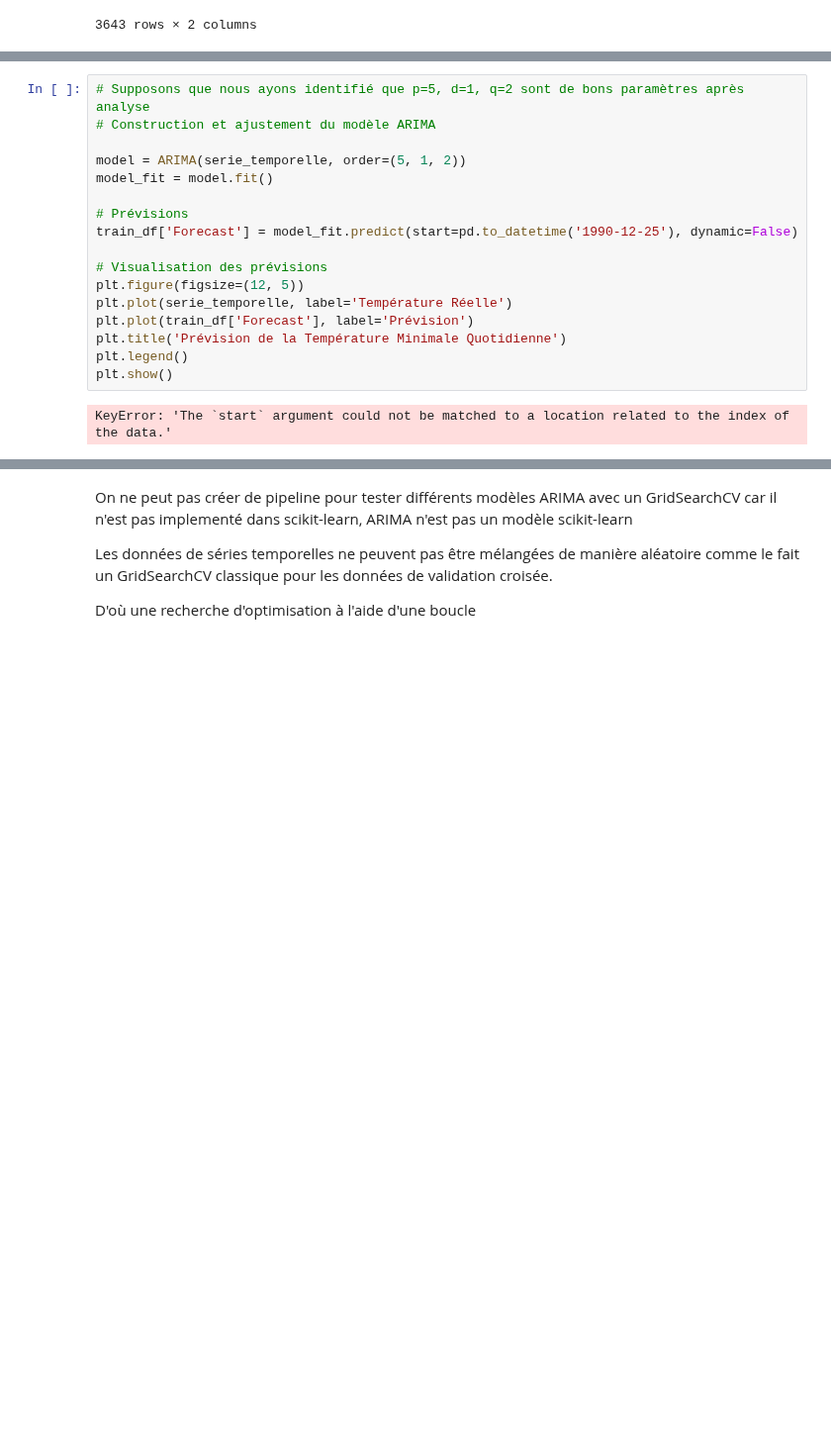
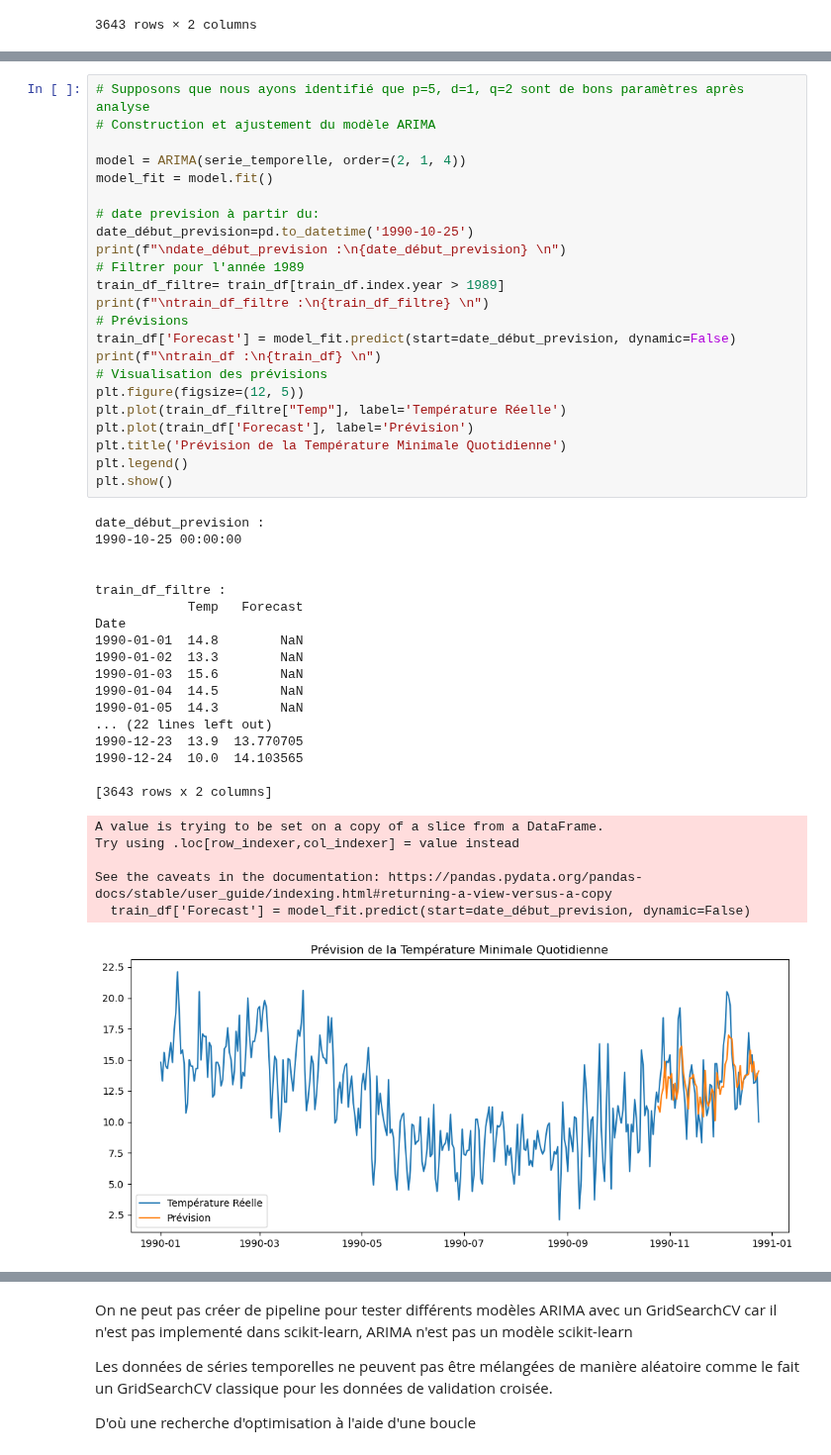
Before and after one commit to bigmoletos/WildCodeSchool_formation_IA_nov2023, a Jupyter notebook: quêtes/Semaine12/FD_time_serie_Intro_ARIMA.ipynb, the cells around one changed output, grey strips where cells are left out. Shown at 99% size. Cells and saved outputs as stored; diff of their text form; blank space fills up the shorter version.

Commit message:
end quete time serie avec estimateur

```diff
--- a/quêtes/Semaine12/FD_time_serie_Intro_ARIMA.ipynb
+++ b/quêtes/Semaine12/FD_time_serie_Intro_ARIMA.ipynb
@@ -289,19 +331,47 @@ train_df
 # %%
 # Supposons que nous ayons identifié que p=5, d=1, q=2 sont de bons paramètres après analyse
 # Construction et ajustement du modèle ARIMA
 
-model = ARIMA(serie_temporelle, order=(5, 1, 2))
+model = ARIMA(serie_temporelle, order=(2, 1, 4))
 model_fit = model.fit()
 
+# date prevision à partir du:
+date_début_prevision=pd.to_datetime('1990-10-25')
+print(f"\ndate_début_prevision :\n{date_début_prevision} \n")
+# Filtrer pour l'année 1989
+train_df_filtre= train_df[train_df.index.year > 1989]
+print(f"\ntrain_df_filtre :\n{train_df_filtre} \n")
 # Prévisions
-train_df['Forecast'] = model_fit.predict(start=pd.to_datetime('1990-12-25'), dynamic=False)
-
+train_df['Forecast'] = model_fit.predict(start=date_début_prevision, dynamic=False)
+print(f"\ntrain_df :\n{train_df} \n")
 # Visualisation des prévisions
 plt.figure(figsize=(12, 5))
-plt.plot(serie_temporelle, label='Température Réelle')
+plt.plot(train_df_filtre["Temp"], label='Température Réelle')
 plt.plot(train_df['Forecast'], label='Prévision')
 plt.title('Prévision de la Température Minimale Quotidienne')
 plt.legend()
 plt.show()
 # %% [output]
-KeyError: 'The `start` argument could not be matched to a location related to the index of the data.'
+date_début_prevision :
+1990-10-25 00:00:00
+
+
+train_df_filtre :
+            Temp   Forecast
+Date
+1990-01-01  14.8        NaN
+1990-01-02  13.3        NaN
+1990-01-03  15.6        NaN
+1990-01-04  14.5        NaN
+1990-01-05  14.3        NaN
+... (22 lines left out)
+1990-12-23  13.9  13.770705
+1990-12-24  10.0  14.103565
+
+[3643 rows x 2 columns]
+A value is trying to be set on a copy of a slice from a DataFrame.
+Try using .loc[row_indexer,col_indexer] = value instead
+
+See the caveats in the documentation: https://pandas.pydata.org/pandas-docs/stable/user_guide/indexing.html#returning-a-view-versus-a-copy
+  train_df['Forecast'] = model_fit.predict(start=date_début_prevision, dynamic=False)
+[figure, added]
```
Also changed, not shown: parts of 14 cells of this notebook, 1 other file.
